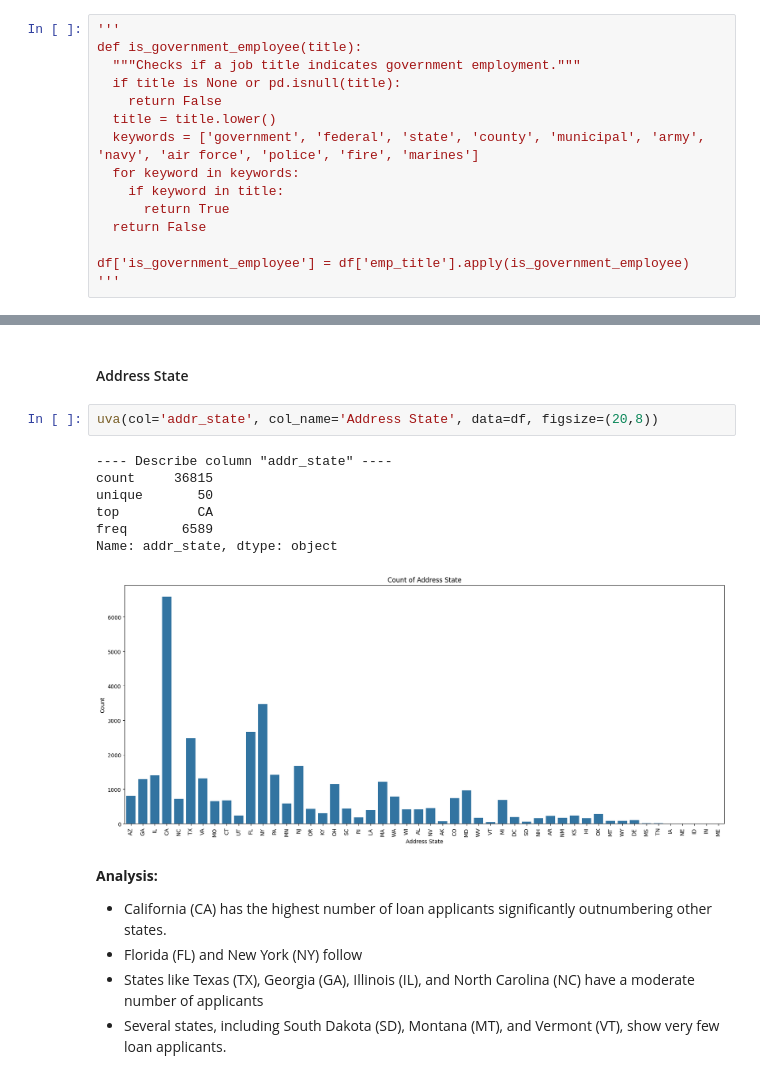
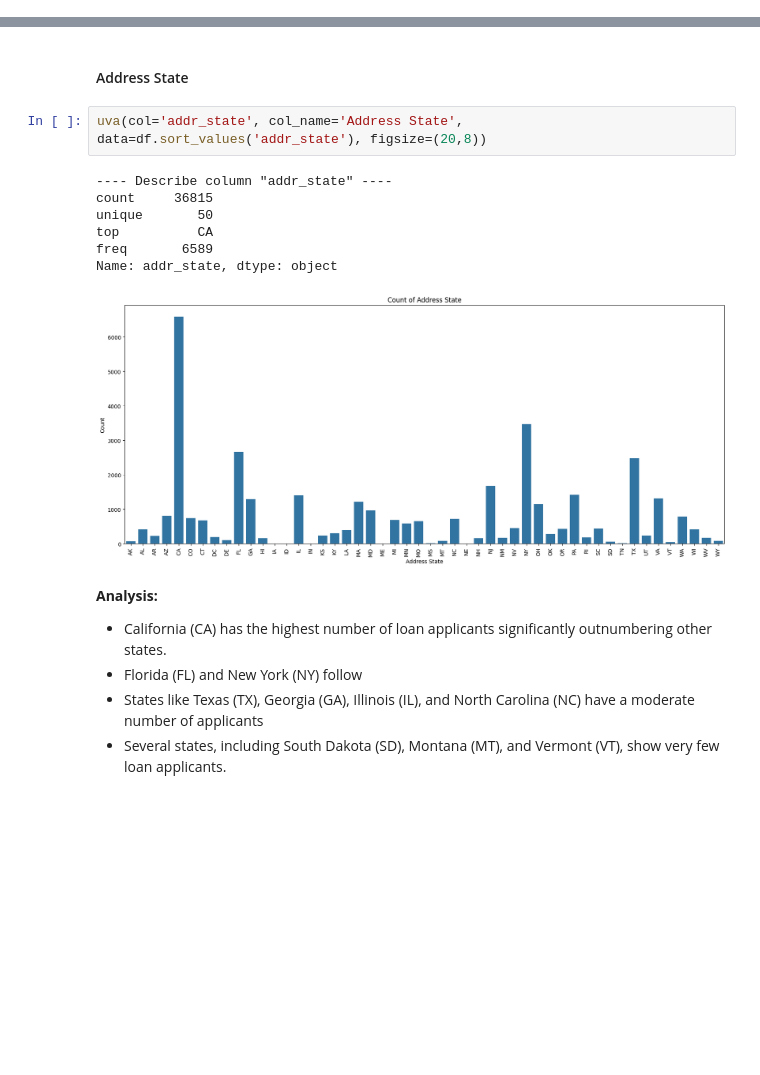
Before and after one commit to kk20krishna/Lending-Club-Case-Study, a Jupyter notebook: Lending_Club_Case_Study.ipynb, the cells around one changed output, grey strips where cells are left out. Cells and saved outputs as stored; diff of their text form; blank space fills up the shorter version.

```diff
--- a/Lending_Club_Case_Study.ipynb
+++ b/Lending_Club_Case_Study.ipynb
@@ -416,18 +416,3 @@ There are no missing values
 df['int_rate'] = df['int_rate'].str.replace('%', '').astype(float)
 # %% [markdown]
 ## Deriving new Variables
-# %%
-'''
-def is_government_employee(title):
-  """Checks if a job title indicates government employment."""
-  if title is None or pd.isnull(title):
-    return False
-  title = title.lower()
-  keywords = ['government', 'federal', 'state', 'county', 'municipal', 'army', 'navy', 'air force', 'police', 'fire', 'marines']
-  for keyword in keywords:
-    if keyword in title:
-      return True
-  return False
-
-df['is_government_employee'] = df['emp_title'].apply(is_government_employee)
-'''
@@ -648,15 +652,15 @@ def uva_segmented(col, col_name, data, figsize=None):
 # %% [markdown]
 #### Address State
 # %%
-uva(col='addr_state', col_name='Address State', data=df, figsize=(20,8))
+uva(col='addr_state', col_name='Address State', data=df.sort_values('addr_state'), figsize=(20,8))
 # %% [output]
 ---- Describe column "addr_state" ----
 count     36815
 unique       50
 top          CA
 freq       6589
 Name: addr_state, dtype: object
-[figure, old version]
+[figure, new version]
 # %% [markdown]
 **Analysis:**
 * California (CA) has the highest number of loan applicants significantly outnumbering other states.
```
Also changed, not shown: parts of 44 cells of this notebook.
